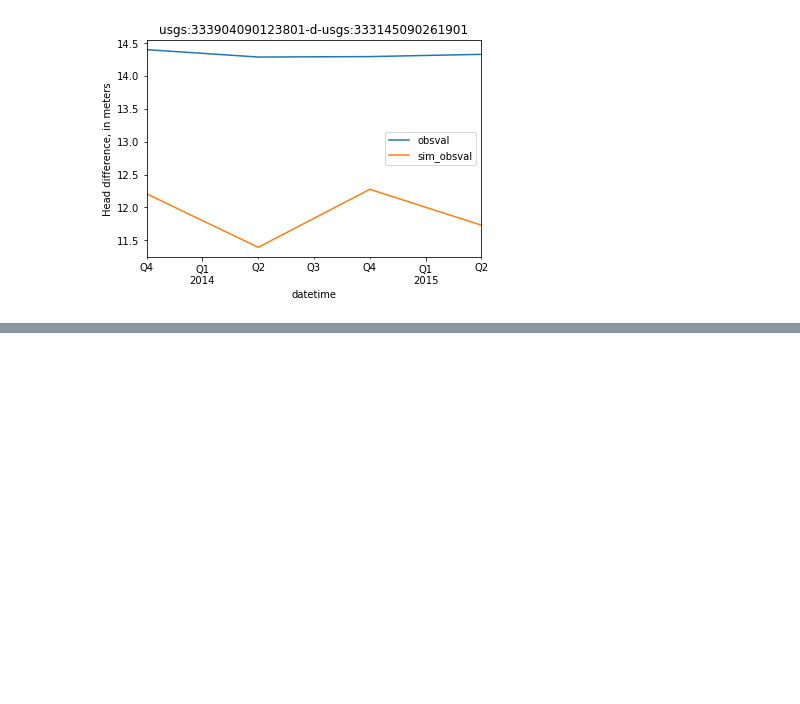
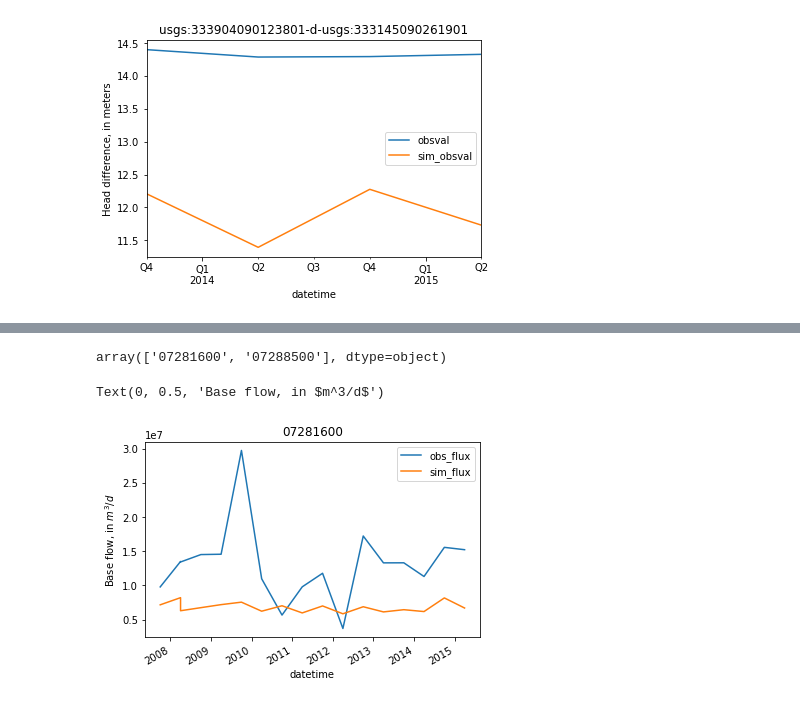
Before and after one commit to aleaf/modflow-obs, a Jupyter notebook: docs/source/notebooks/Example.ipynb, the cells around one changed output, grey strips where cells are left out. Drawn from its saved outputs; the diff is of its cells as text; code cells hidden in the pictures; blank space fills up the shorter version.

Commit message:
feat(swflows.get_flux_obs): first cut at base flux observations w/ example

```diff
--- a/docs/source/notebooks/Example.ipynb
+++ b/docs/source/notebooks/Example.ipynb
@@ -97,0 +104,3 @@ head_obs.head()
+# %%
+flux_obs = pd.read_csv(data_path / 'tables/processed_flow_obs.csv', dtype={'site_no': object})
+flux_obs.head()
@@ -136,0 +157,5 @@ time,USGS:333145090261901,USGS:333145090261901,USGS:333145090261901,USGS:3331450
+# %%
+fluxobs_output_file = data_path / 'shellmound.sfr.obs.output.csv'
+
+with open(fluxobs_output_file) as src:
+    print(''.join([l for l in src.readlines()[:4]]))
@@ -281,0 +322,16 @@ Text(0, 0.5, 'Head difference, in meters')
+# %%
+from mfobs.swflows import get_flux_obs
+
+base_flux_obs = get_flux_obs(perioddata,
+                             model_output_file=fluxobs_output_file,
+                             observed_values_file=flux_obs,
+                             observed_values_site_id_col='site_no',
+                             observed_values_datetime_col='datetime',
+                             observed_values_obsval_col='obsval',
+                             label_period_as_steady_state=0,
+                             steady_state_period_start=steady_state_period_start,
+                             steady_state_period_end=steady_state_period_end,
+                             write_ins=True,
+                             outfile=output_folder / 'processed_flux_obs.dat'
+                             )
+base_flux_obs.head()
@@ -281,0 +349,14 @@ Text(0, 0.5, 'Head difference, in meters')
+# %%
+base_flux_obs.obsprefix.unique()
+# %% [output]
+array(['07281600', '07288500'], dtype=object)
+# %%
+site = '07281600'
+site_values = base_flux_obs.loc[base_flux_obs.obsprefix == site, ['datetime', 'obs_flux', 'sim_flux', 'obsnme']].copy()
+site_values.index = site_values.datetime
+ax = site_values[['obs_flux', 'sim_flux']].plot()
+ax.set_title(site)
+ax.set_ylabel('Base flow, in $m^3/d$')
+# %% [output]
+Text(0, 0.5, 'Base flow, in $m^3/d$')
+[figure, added]
```
Also changed, not shown: parts of 10 cells of this notebook, 8 other files.
